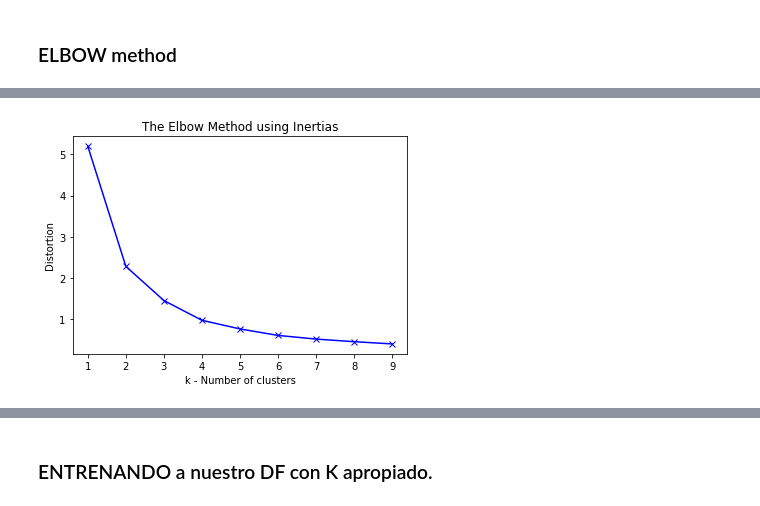
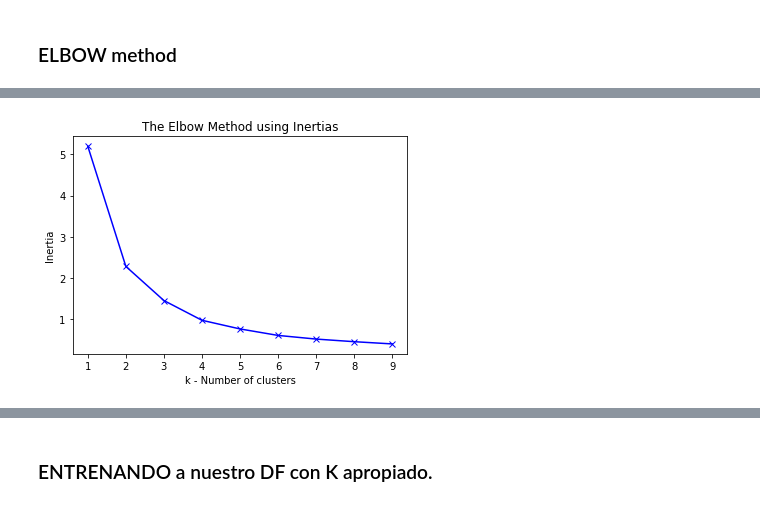
Before and after one commit to FedericoCalonge/automatic_reading_of_CVs_using_text_similarity, a Jupyter notebook: 2-Main/Jupyter_Notebooks/3-Kmeans_&_KNN-Cross_validation.ipynb, the cells around one changed output, grey strips where cells are left out. Drawn from its saved outputs; the diff is of its cells as text; code cells hidden in the pictures.

```diff
--- a/2-Main/Jupyter_Notebooks/3-Kmeans_&_KNN-Cross_validation.ipynb
+++ b/2-Main/Jupyter_Notebooks/3-Kmeans_&_KNN-Cross_validation.ipynb
@@ -292,20 +294,9 @@ df
 # %%
 #pip install --upgrade numpy==1.21.4   #Versión correcta.
-
-distortions = []
 inertias = []
-mapping1 = {}
-mapping2 = {}
 K = range(1,10)
 
 for k in K:
     #Building and fitting the model
     kmeanModel = KMeans(n_clusters=k).fit(df)
-
-    distortions.append(sum(np.min(cdist(df, kmeanModel.cluster_centers_,
-                      'euclidean'),axis=1)) / df.shape[0])
     inertias.append(kmeanModel.inertia_)
-
-    mapping1[k] = sum(np.min(cdist(df, kmeanModel.cluster_centers_,
-                 'euclidean'),axis=1)) / df.shape[0]
-    mapping2[k] = kmeanModel.inertia_
@@ -322,8 +303,8 @@ Definitions:
 # %%
 plt.plot(K, inertias, 'bx-')
 plt.xlabel('k - Number of clusters')
-plt.ylabel('Distortion')
+plt.ylabel('Inertia')
 plt.title('The Elbow Method using Inertias')
 plt.show()
 # %% [output]
-[figure, old version]
+[figure, new version]
```
Also changed, not shown: parts of 8 cells of this notebook, 33 other files.
